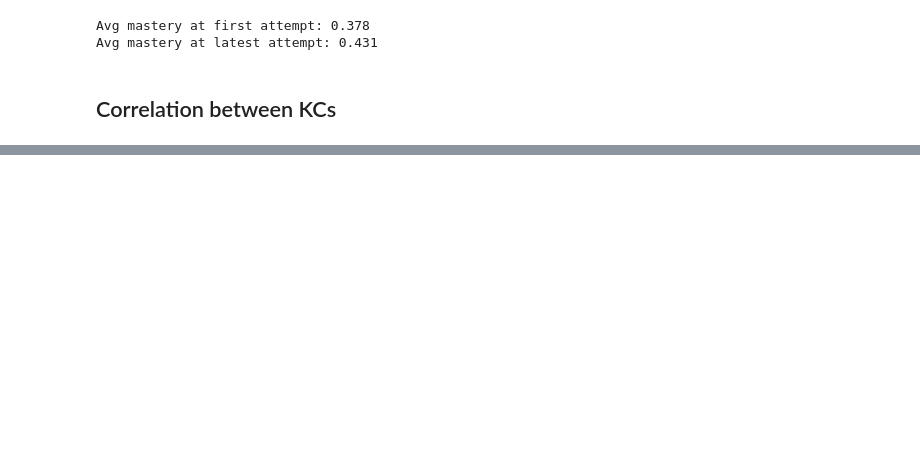
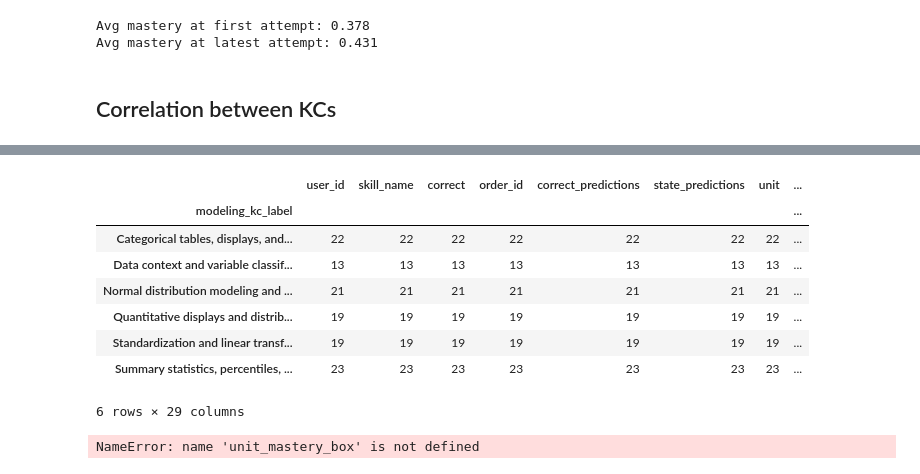
Before and after one commit to mailysg8/ai-student-progress-tracker, a Jupyter notebook: notebooks/class_overview.ipynb, the cells around one changed output, grey strips where cells are left out. Saved outputs shown, nothing was run; the diff lists cells and outputs as text; code cells hidden in the pictures; blank space fills up the shorter version.

```diff
--- a/notebooks/class_overview.ipynb
+++ b/notebooks/class_overview.ipynb
@@ -311,0 +562,16 @@ alt.Chart(corr_matrix).mark_rect().encode(
+# %%
+last_attempt[last_attempt['unit']=='Unit 1'].groupby('modeling_kc_label').agg('count')
+# %% [output]
+|  | user_id | skill_name | correct | order_id | correct_predictions | state_predictions | unit | ... |
+| modeling_kc_label |  |  |  |  |  |  |  | ... |
+| Categorical tables, displays, and... | 22 | 22 | 22 | 22 | 22 | 22 | 22 | ... |
+| Data context and variable classif... | 13 | 13 | 13 | 13 | 13 | 13 | 13 | ... |
+| Normal distribution modeling and ... | 21 | 21 | 21 | 21 | 21 | 21 | 21 | ... |
+| Quantitative displays and distrib... | 19 | 19 | 19 | 19 | 19 | 19 | 19 | ... |
+| Standardization and linear transf... | 19 | 19 | 19 | 19 | 19 | 19 | 19 | ... |
+| Summary statistics, percentiles, ... | 23 | 23 | 23 | 23 | 23 | 23 | 23 | ... |
+6 rows × 29 columns
+# %%
+unit_mastery_box('Unit 1',last_attempt[last_attempt['unit']=='Unit 1'])
+# %% [output]
+NameError: name 'unit_mastery_box' is not defined
```
Also changed, not shown: parts of 23 cells of this notebook, 1 other file.
